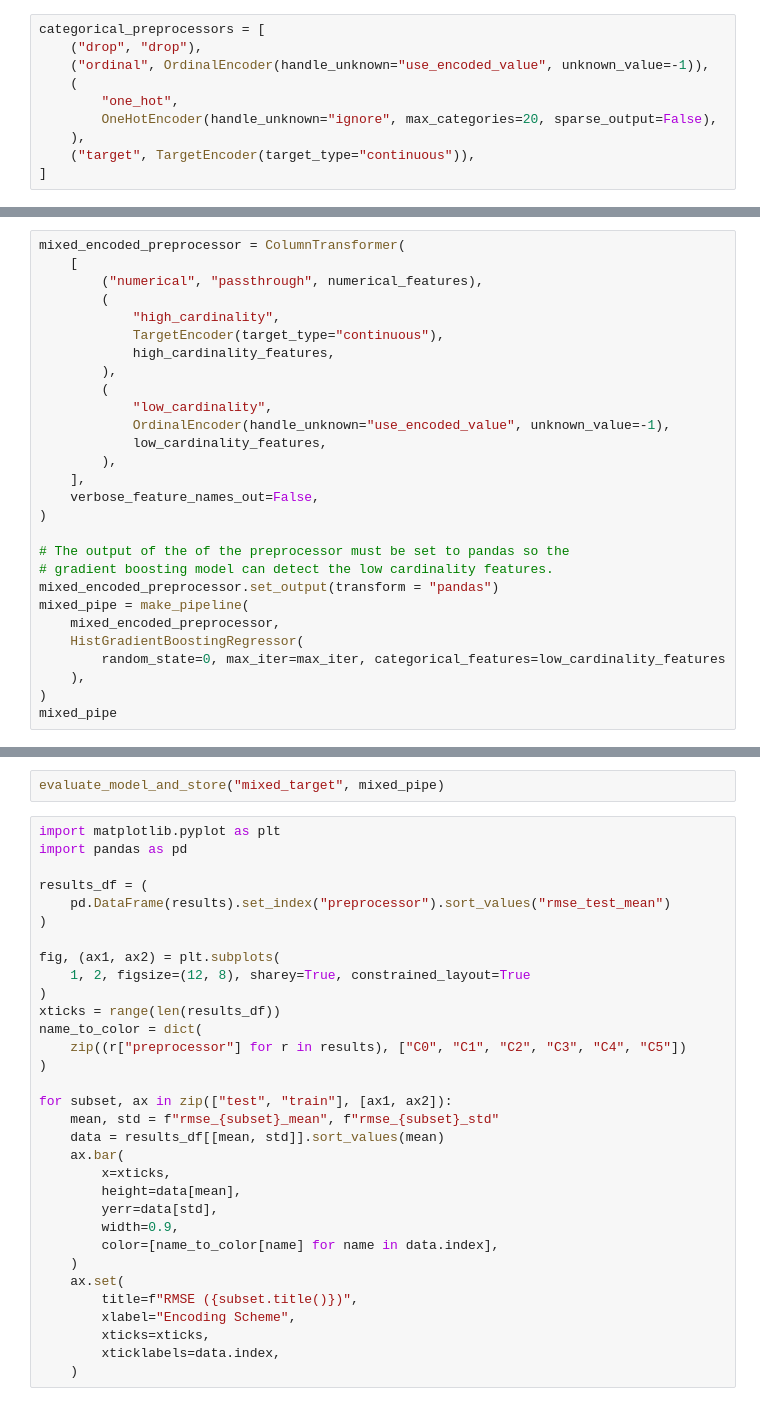
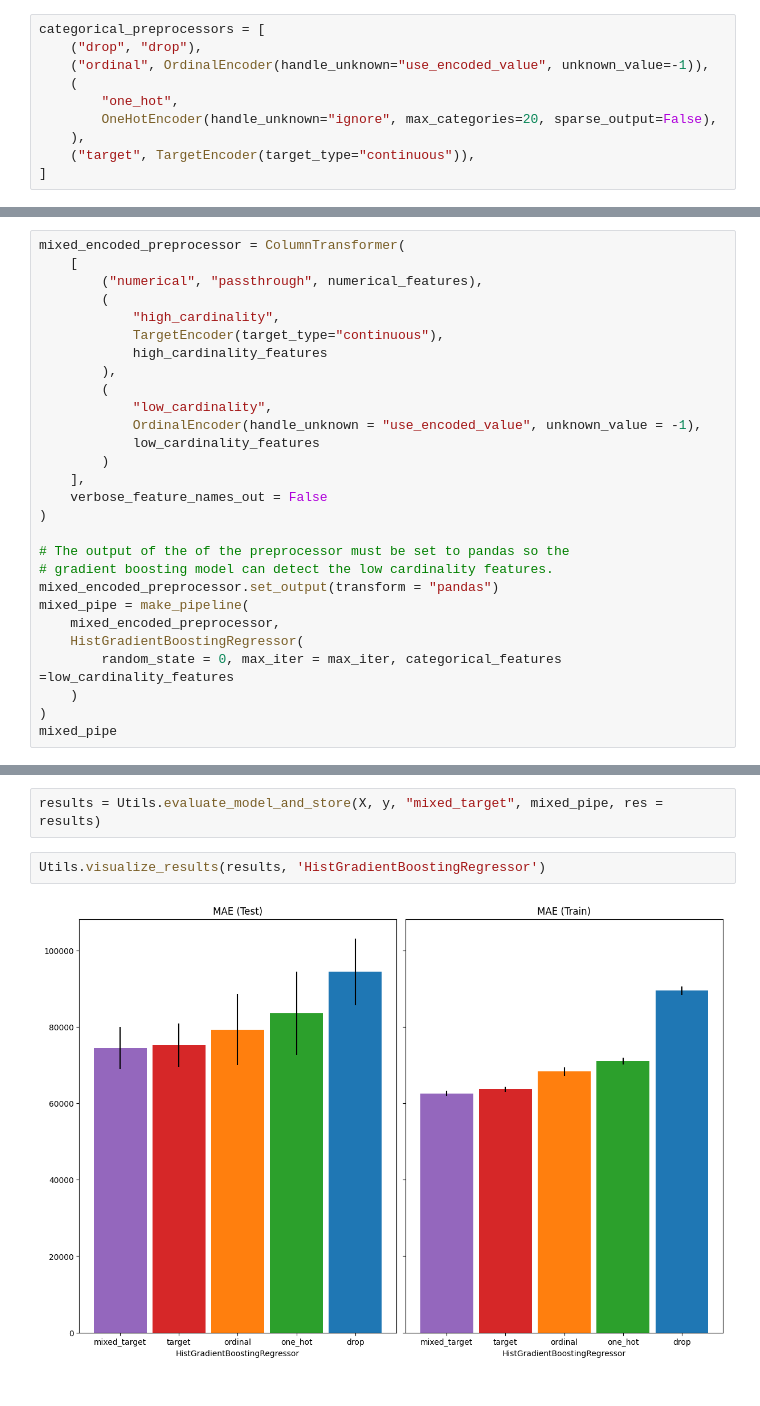
Before and after one commit to becodeorg/immo-eliza-machine-learning-olesia179, a Jupyter notebook: learning.ipynb, the cells around one changed output, grey strips where cells are left out. Drawn from its saved outputs; the diff is of its cells as text.

Commit message:
Utils class was added

```diff
--- a/learning.ipynb
+++ b/learning.ipynb
@@ -99,15 +102,15 @@ mixed_encoded_preprocessor = ColumnTransformer(
         (
             "high_cardinality",
             TargetEncoder(target_type="continuous"),
-            high_cardinality_features,
+            high_cardinality_features
         ),
         (
             "low_cardinality",
-            OrdinalEncoder(handle_unknown="use_encoded_value", unknown_value=-1),
-            low_cardinality_features,
-        ),
+            OrdinalEncoder(handle_unknown = "use_encoded_value", unknown_value = -1),
+            low_cardinality_features
+        )
     ],
-    verbose_feature_names_out=False,
+    verbose_feature_names_out = False
 )
 
 # The output of the of the preprocessor must be set to pandas so the
@@ -116,7 +119,7 @@ mixed_encoded_preprocessor.set_output(transform = "pandas")
 mixed_pipe = make_pipeline(
     mixed_encoded_preprocessor,
     HistGradientBoostingRegressor(
-        random_state=0, max_iter=max_iter, categorical_features=low_cardinality_features
-    ),
+        random_state = 0, max_iter = max_iter, categorical_features =low_cardinality_features
+    )
 )
 mixed_pipe
@@ -123,34 +144,6 @@ mixed_pipe
 # %%
-evaluate_model_and_store("mixed_target", mixed_pipe)
+results = Utils.evaluate_model_and_store(X, y, "mixed_target", mixed_pipe, res = results)
 # %%
-import matplotlib.pyplot as plt
-import pandas as pd
-
-results_df = (
-    pd.DataFrame(results).set_index("preprocessor").sort_values("rmse_test_mean")
-)
-
-fig, (ax1, ax2) = plt.subplots(
-    1, 2, figsize=(12, 8), sharey=True, constrained_layout=True
-)
-xticks = range(len(results_df))
-name_to_color = dict(
-    zip((r["preprocessor"] for r in results), ["C0", "C1", "C2", "C3", "C4", "C5"])
-)
-
-for subset, ax in zip(["test", "train"], [ax1, ax2]):
-    mean, std = f"rmse_{subset}_mean", f"rmse_{subset}_std"
-    data = results_df[[mean, std]].sort_values(mean)
-    ax.bar(
-        x=xticks,
-        height=data[mean],
-        yerr=data[std],
-        width=0.9,
-        color=[name_to_color[name] for name in data.index],
-    )
-    ax.set(
-        title=f"RMSE ({subset.title()})",
-        xlabel="Encoding Scheme",
-        xticks=xticks,
-        xticklabels=data.index,
-    )
+Utils.visualize_results(results, 'HistGradientBoostingRegressor')
+# %% [output]
+[figure, added]
```
Also changed, not shown: parts of 9 cells of this notebook, 2 other files.
